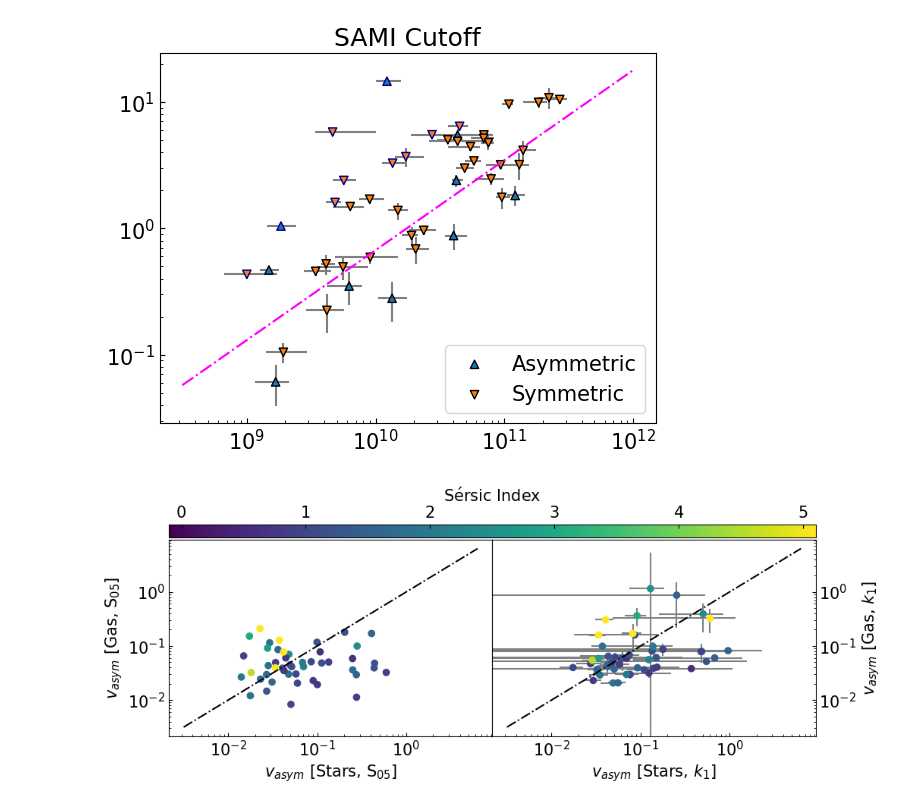
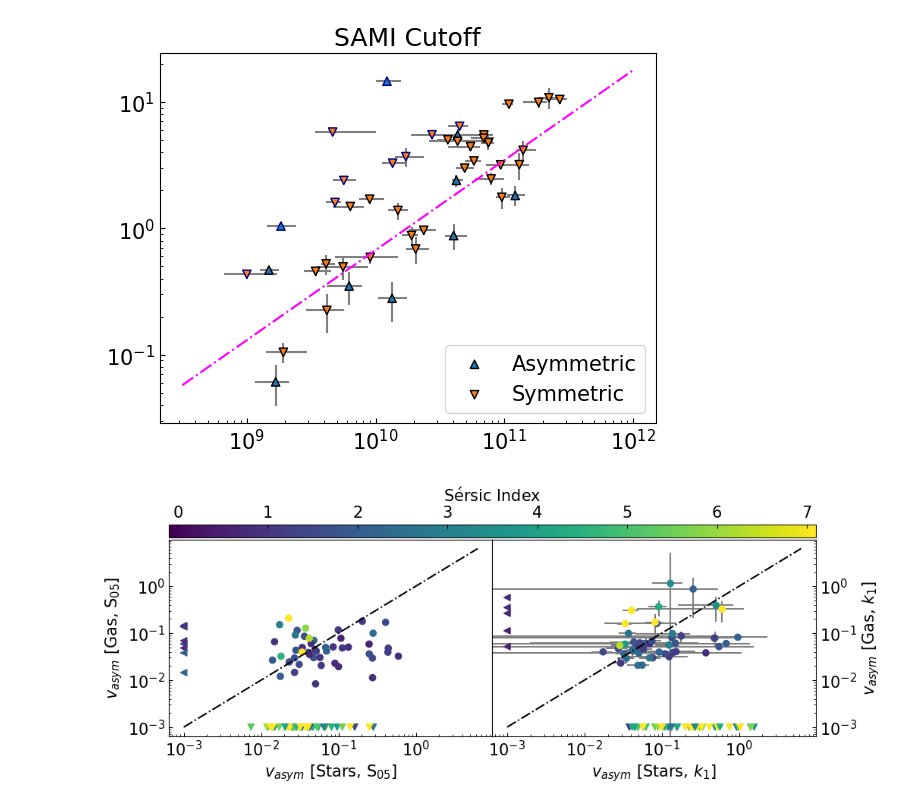
Before and after one commit to r-bagge/MAGPI_kinematics, a Jupyter notebook: plots.ipynb, the cells around one changed output. Cells and saved outputs as stored; diff of their text form; code cells hidden in the pictures.

```diff
--- a/plots.ipynb
+++ b/plots.ipynb
@@ -226,23 +248,46 @@ one_re = one_re[one_re["MAGPIID"].isin(sample["MAGPIID"])]
+# %%
+vg_nd = vg_1re[np.isnan(vs_1re)]
+vs_nd = vs_1re[np.isnan(vg_1re)]
+n_vs_nd = galfit["n"].to_numpy()[np.isnan(vg_1re)]
+n_vg_nd = galfit["n"].to_numpy()[np.isnan(vs_1re)]
+
+s05_vg_nd = vg_s05[np.isnan(vs_s05)]
+s05_vs_nd = vs_s05[np.isnan(vg_s05)]
+s05_n_vs_nd = galfit["n"].to_numpy()[np.isnan(vg_s05)]
+s05_n_vg_nd = galfit["n"].to_numpy()[np.isnan(vs_s05)]
 # %%
 fig,ax=plt.subplots(1,2,figsize=(11,4))
-p=ax[0].scatter(sample["v_asym_s"],sample["v_asym_g"],c=galfit["n"],vmin=-0.1,vmax=5.1,zorder=2)
-ax[0].errorbar(sample["v_asym_s"],sample["v_asym_g"],xerr=sample["v_asym_s_err"],yerr=sample["v_asym_g_err"],ls="",color="grey",zorder=1)
-ax[1].scatter(one_re["v_asym_s"],one_re["v_asym_g"],c=galfit["n"],vmin=-0.1,vmax=5.1,zorder=2)
-ax[1].errorbar(one_re["v_asym_s"],one_re["v_asym_g"],xerr=one_re["v_asym_s_err"],yerr=one_re["v_asym_g_err"],ls="",color="grey",zorder=1)
+p=ax[0].scatter(vs_s05,vg_s05,c=galfit["n"].to_numpy(),vmin=-0.1,vmax=7.1,zorder=2)
+ax[0].errorbar(vs_s05,vg_s05,xerr=vs_s05_err,yerr=vg_s05_err,ls="",color="grey",zorder=1)
+yy = np.ones(len(s05_vs_nd))
+yy[yy==1]=1e-3
+ax[0].scatter(s05_vs_nd,yy,marker="v",c=s05_n_vs_nd,vmin=-0.1,vmax=5.1,zorder=2)
+xx = np.ones(len(s05_vg_nd))
+xx[xx==1]=1e-3
+ax[0].scatter(xx,s05_vg_nd,marker="<",c=s05_n_vg_nd,vmin=-0.1,vmax=5.1,zorder=2)
+
+ax[1].scatter(vs_1re,vg_1re,c=galfit["n"].to_numpy(),vmin=-0.1,vmax=5.1,zorder=2)
+ax[1].errorbar(vs_1re,vg_1re,xerr=vs_1re_err,yerr=vg_1re_err,ls="",color="grey",zorder=1)
+yy = np.ones(len(vs_nd))
+yy[yy==1]=1e-3
+ax[1].scatter(vs_nd,yy,marker="v",c=n_vs_nd,vmin=-0.1,vmax=5.1,zorder=2)
+xx = np.ones(len(vg_nd))
+xx[xx==1]=1e-3
+ax[1].scatter(xx,vg_nd,marker="<",c=n_vg_nd,vmin=-0.1,vmax=7.1,zorder=2)
 for axes in [ax[0],ax[1]]:
-    axes.plot(np.logspace(-2.5,0.8),np.logspace(-2.5,0.8),ls="dashdot",color="k")
+    axes.plot(np.logspace(-3,0.8),np.logspace(-3,0.8),ls="dashdot",color="k")
     axes.set_xscale("log")
     axes.set_yscale("log")
     if axes==ax[0]:
         axes.set_xlabel(r"$v_{asym}$ [Stars, S$_{05}$]")
         axes.set_ylabel(r"$v_{asym}$ [Gas, S$_{05}$]")
     if axes==ax[1]:
         axes.set_xlabel(r"$v_{asym}$ [Stars, $k_1$]")
         axes.set_ylabel(r"$v_{asym}$ [Gas, $k_1$]")
 ax[1].yaxis.tick_right()
 ax[1].yaxis.set_label_position("right")
 plt.subplots_adjust(wspace=0)
 plt.colorbar(p,ax=ax,location="top",pad=0.01,label=r"S$\'{\rm e}$rsic Index",aspect=50)
 plt.savefig("plots/paper2/s05_vs_k1.pdf",bbox_inches="tight")
 # %% [output]
-[figure, old version]
+[figure, new version]
```
Also changed, not shown: parts of 7 cells of this notebook, 2 other files.
